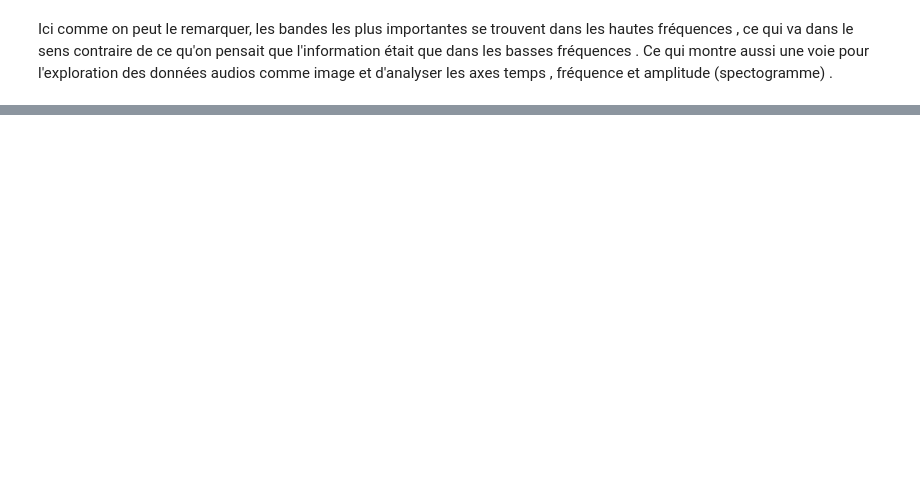
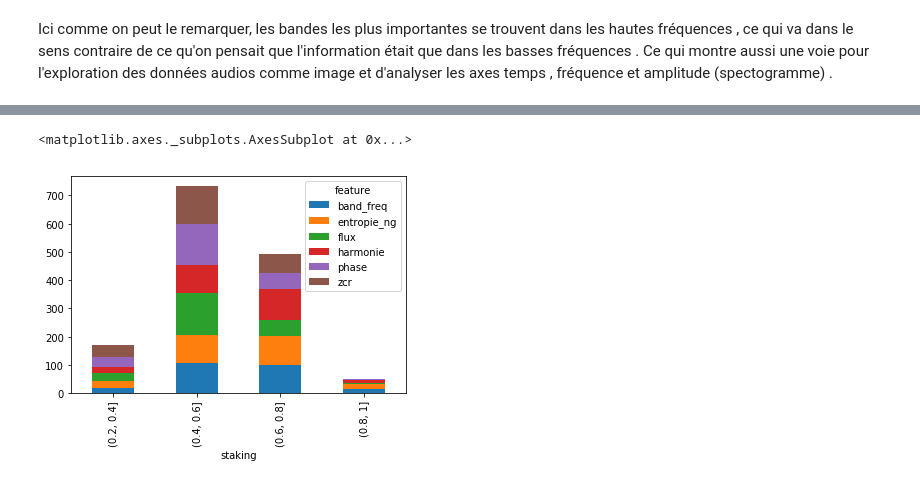
Before and after one commit to mouride44/Classification-of-biological-samples-by-audio, a Jupyter notebook: synthese2.ipynb, the cells around one changed output, grey strips where cells are left out. Cells and saved outputs as stored; diff of their text form; code cells hidden in the pictures; blank space fills up the shorter version.

```diff
--- a/synthese2.ipynb
+++ b/synthese2.ipynb
@@ -264,3 +264,6 @@ iterative_importance(df,y)
 [interactive output not drawn]
 # %% [markdown]
 Ici comme on peut le remarquer, les bandes les plus importantes se trouvent dans les hautes fréquences , ce qui  va dans le sens contraire de ce qu'on pensait que l'information était que dans les basses fréquences . Ce qui montre aussi une voie pour l'exploration des données audios comme image et d'analyser les axes temps , fréquence et amplitude (spectogramme) .
+# %%
+df_tout=pd.read_excel("staking.xlsx")
+df_tout.head()
@@ -266,0 +277,8 @@ Ici comme on peut le remarquer, les bandes les plus importantes se trouvent dans
+# %%
+df_tout.groupby(['feature', pd.cut(df_tout['staking'], np.arange(0.2,1.09,0.2))])\
+       .size()\
+       .unstack(0)\
+       .plot.bar(stacked=True)
+# %% [output]
+<matplotlib.axes._subplots.AxesSubplot at 0x...>
+[figure, added]
```
Also changed, not shown: parts of 1 cell of this notebook.
